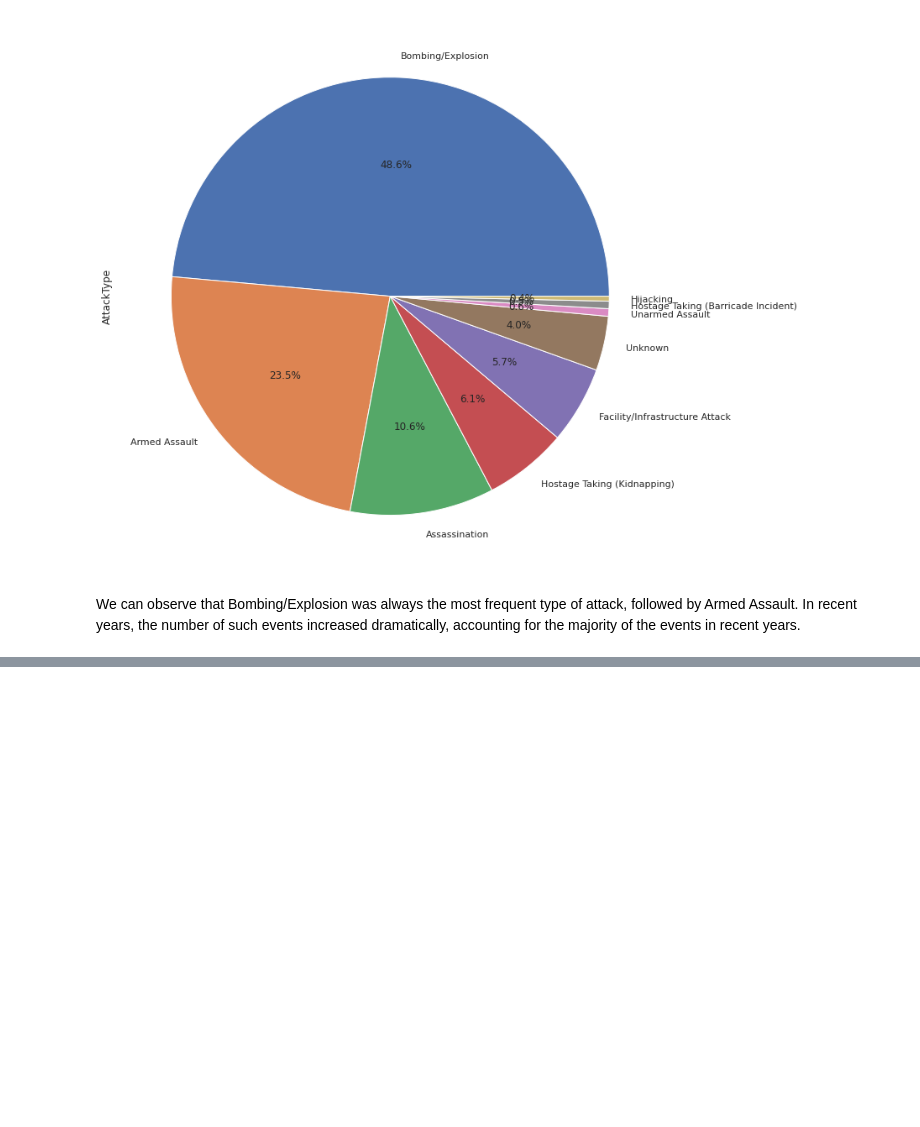
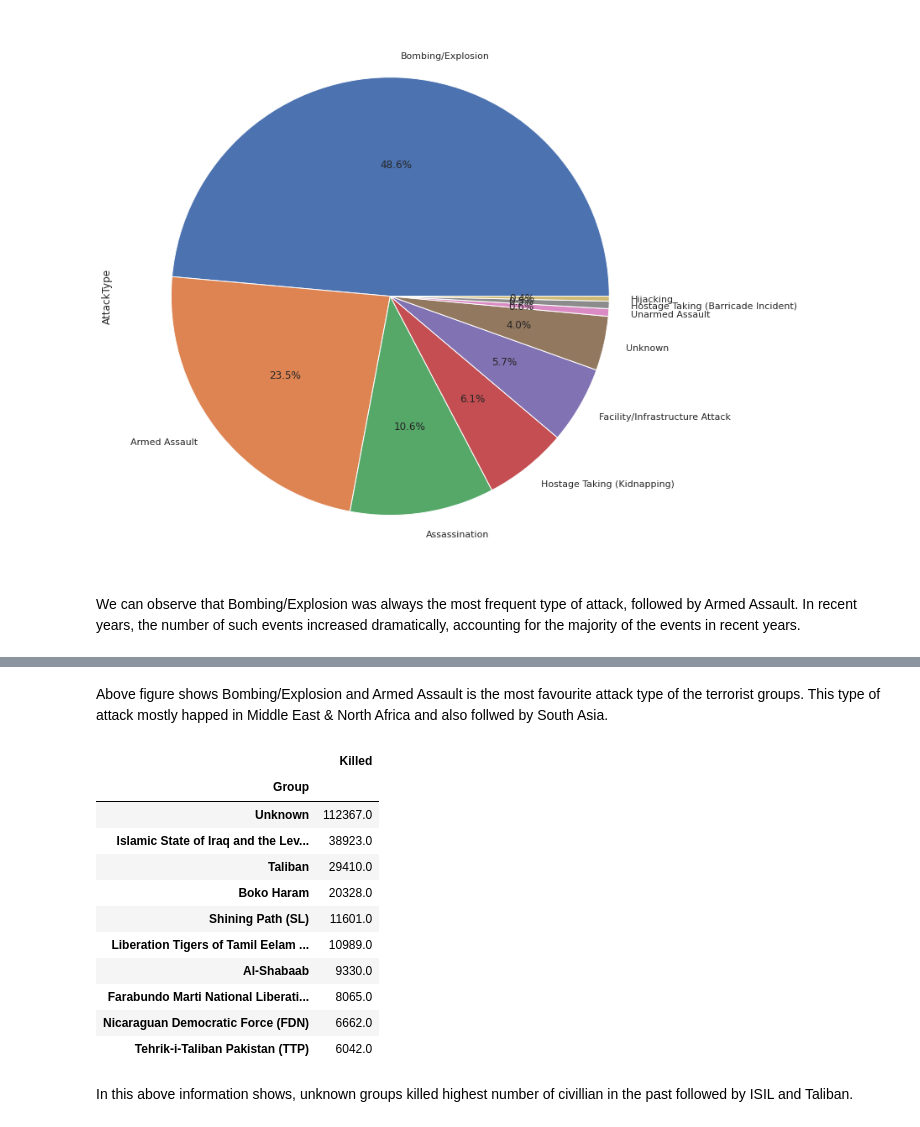
Before and after one commit to 3saswat/Global-Terrorism-data-analysis, a Jupyter notebook: saswat_ku_biswal_global_terrorism_Capstone_Project.ipynb, the cells around one changed output, grey strips where cells are left out. Drawn from its saved outputs; the diff is of its cells as text; code cells hidden in the pictures; blank space fills up the shorter version.

```diff
--- a/saswat_ku_biswal_global_terrorism_Capstone_Project.ipynb
+++ b/saswat_ku_biswal_global_terrorism_Capstone_Project.ipynb
@@ -45,9 +45,9 @@ warnings.filterwarnings('ignore')
 sns.set(style = 'darkgrid') # setting style of facetgrid in seaborn
 # %%
 # setting display options for dataframe
-pd.set_option('display.max_rows', 5000)
-pd.set_option('display.max_columns', 5000)
-pd.set_option('display.width', 5000)
+pd.set_option('display.max_rows', 500)
+pd.set_option('display.max_columns', 500)
+pd.set_option('display.width', 500)
 # %% [markdown]
 ##2. Import CSV file
 # %%
@@ -264,0 +279,21 @@ We can observe that Bombing/Explosion was always the most frequent type of attac
+# %% [markdown]
+Above figure shows Bombing/Explosion and Armed Assault is the most favourite attack type of the terrorist groups. This type of attack mostly happed in Middle East & North Africa and also follwed by South Asia.
+# %%
+#Terrorist group names and killed each year
+group_killed= df_terror[['Group','Killed']].groupby(['Group'],axis=0).sum().sort_values('Killed', ascending=False).head(10)
+group_killed
+# %% [output]
+|  | Killed |
+| Group |  |
+| Unknown | 112367.0 |
+| Islamic State of Iraq and the Lev... | 38923.0 |
+| Taliban | 29410.0 |
+| Boko Haram | 20328.0 |
+| Shining Path (SL) | 11601.0 |
+| Liberation Tigers of Tamil Eelam ... | 10989.0 |
+| Al-Shabaab | 9330.0 |
+| Farabundo Marti National Liberati... | 8065.0 |
+| Nicaraguan Democratic Force (FDN) | 6662.0 |
+| Tehrik-i-Taliban Pakistan (TTP) | 6042.0 |
+# %% [markdown]
+In this above information shows, unknown groups killed highest number of civillian in the past followed by ISIL and Taliban.
```
Also changed, not shown: parts of 3 cells of this notebook.
